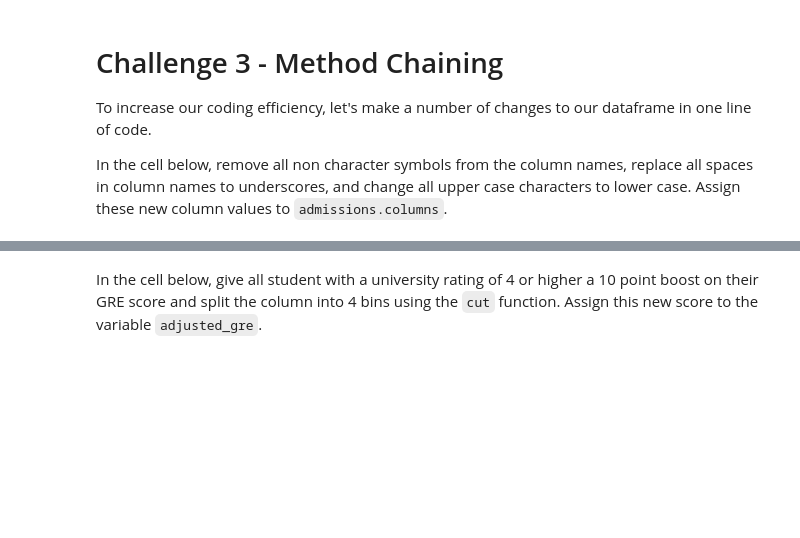
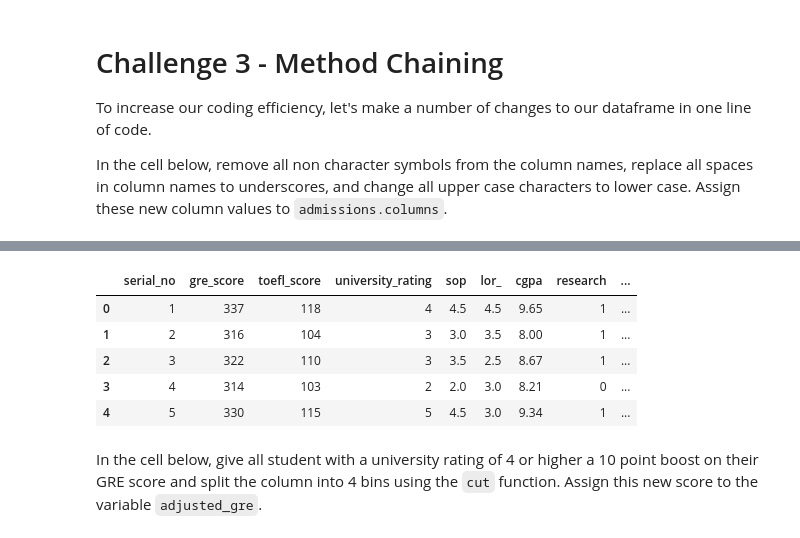
Before and after one commit to Marinasel86/lab-advanced-pandas, a Jupyter notebook: your-code/main.ipynb, the cells around one changed output, grey strips where cells are left out. Cells and saved outputs as stored; diff of their text form; code cells hidden in the pictures; blank space fills up the shorter version.

```diff
--- a/your-code/main.ipynb
+++ b/your-code/main.ipynb
@@ -306,2 +311,14 @@ In the cell below, remove all non character symbols from the column names, repla
+# %%
+admissions_new.columns = admissions_new.columns.str.lower()
+admissions_new.rename(columns = lambda x: x.replace(' ', '_'), inplace = True)
+admissions_new.rename(columns = lambda x: x.strip('.'), inplace = True)
+admissions_new.head()
+# %% [output]
+|  | serial_no | gre_score | toefl_score | university_rating | sop | lor_ | cgpa | research | ... |
+| 0 | 1 | 337 | 118 | 4 | 4.5 | 4.5 | 9.65 | 1 | ... |
+| 1 | 2 | 316 | 104 | 3 | 3.0 | 3.5 | 8.00 | 1 | ... |
+| 2 | 3 | 322 | 110 | 3 | 3.5 | 2.5 | 8.67 | 1 | ... |
+| 3 | 4 | 314 | 103 | 2 | 2.0 | 3.0 | 8.21 | 0 | ... |
+| 4 | 5 | 330 | 115 | 5 | 4.5 | 3.0 | 9.34 | 1 | ... |
 # %% [markdown]
 In the cell below, give all student with a university rating of 4 or higher a 10 point boost on their GRE score and split the column into 4 bins using the `cut` function. Assign this new score to the variable `adjusted_gre`.
```
Also changed, not shown: parts of 11 cells of this notebook.
